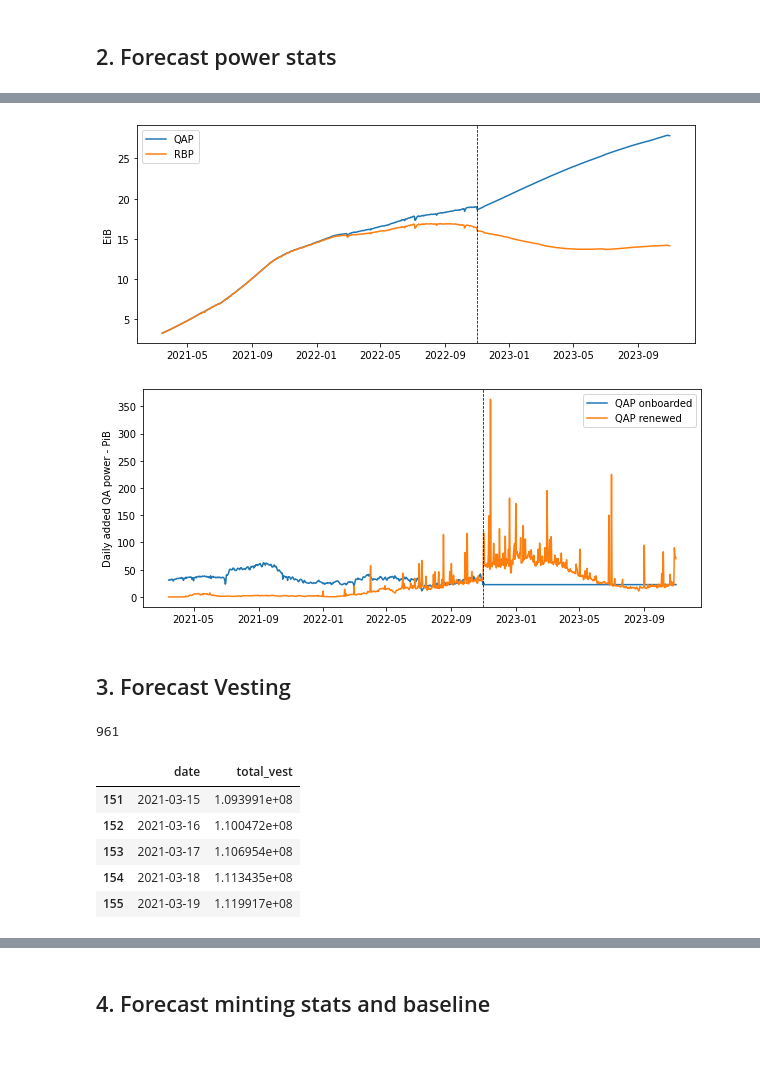
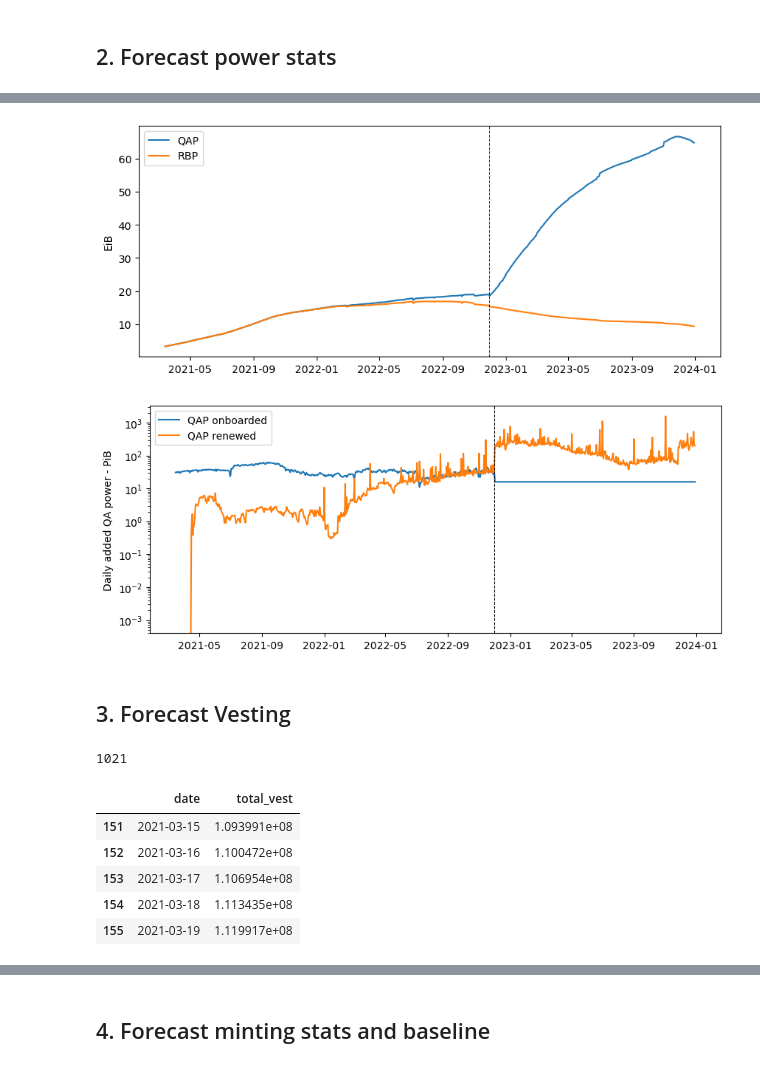
Before and after one commit to protocol/filecoin-mecha-twin, a Jupyter notebook: notebooks/backtest.ipynb, the cells around one changed output, grey strips where cells are left out. Saved outputs shown, nothing was run; the diff lists cells and outputs as text; code cells hidden in the pictures.

```diff
--- a/notebooks/backtest.ipynb
+++ b/notebooks/backtest.ipynb
@@ -31,14 +31,15 @@ from mechafil.supply import forecast_circulating_supply_df
 # Main net launch was in 2020-10-15
 
 # Today is 2022-11-01
-current_date = datetime.date(2022, 11, 1)
+# current_date = datetime.date(2022, 11, 1)
+current_date = datetime.date(2022, 12, 1)
 current_day = (current_date - datetime.date(2020, 10, 15)).days
 
 start_date = datetime.date(2021, 3, 15)
 start_day = (start_date - datetime.date(2020, 10, 15)).days
 
-# Forecast is one year ahead from today
-forecast_length = 365
+end_date = datetime.date(2023,12,31)
+forecast_length = int((end_date-current_date).days)
 end_day = current_day + forecast_length
 end_date = current_date + datetime.timedelta(days=forecast_length)
 
@@ -52,7 +53,7 @@ print(end_date)
 # %%
 renewal_rate= 0.6
-rb_onboard_power = 12.0
-fil_plus_rate = 0.098
+rb_onboard_power = 2.5
+fil_plus_rate = 0.6
 
 duration = 360
 # %% [markdown]
@@ -142,17 +144,23 @@ plt.ylabel("EiB")
 plt.legend()
 plt.show()
 # %% [output]
-[figure, old version]
+[figure, new version]
 # %%
 plt.figure(figsize=(10,4))
 plt.plot(power_df['date'], power_df['day_onboarded_qa_power_pib'], label="QAP onboarded")
 plt.plot(power_df['date'], power_df['day_renewed_qa_power_pib'], label="QAP renewed")
+
+# tt = power_df[power_df['date'] >= current_date]['date']
+# plt.plot(tt, rb_power_df['onboarded_power'], label='RBP onboarded')
+# plt.plot(tt, rb_power_df['renewed_power'], label='RBP renewed')
+
 plt.axvline(power_df['date'][current_day-start_day-1], color='black', linestyle='--', lw=0.75)
 plt.ylabel("Daily added QA power - PiB")
 plt.legend()
+plt.yscale('log')
 plt.show()
 # %% [output]
-[figure, old version]
+[figure, new version]
 # %% [markdown]
 ## 3. Forecast Vesting
 # %%
@@ -161,7 +169,7 @@ vest_df = compute_vesting_trajectory_df(start_date, end_date)
 print(len(vest_df))
 vest_df.head()
 # %% [output]
-961
+1021
 |  | date | total_vest |
 | 151 | 2021-03-15 | 1.093991e+08 |
 | 152 | 2021-03-16 | 1.100472e+08 |
```
Also changed, not shown: parts of 13 cells of this notebook, 3 other files.
